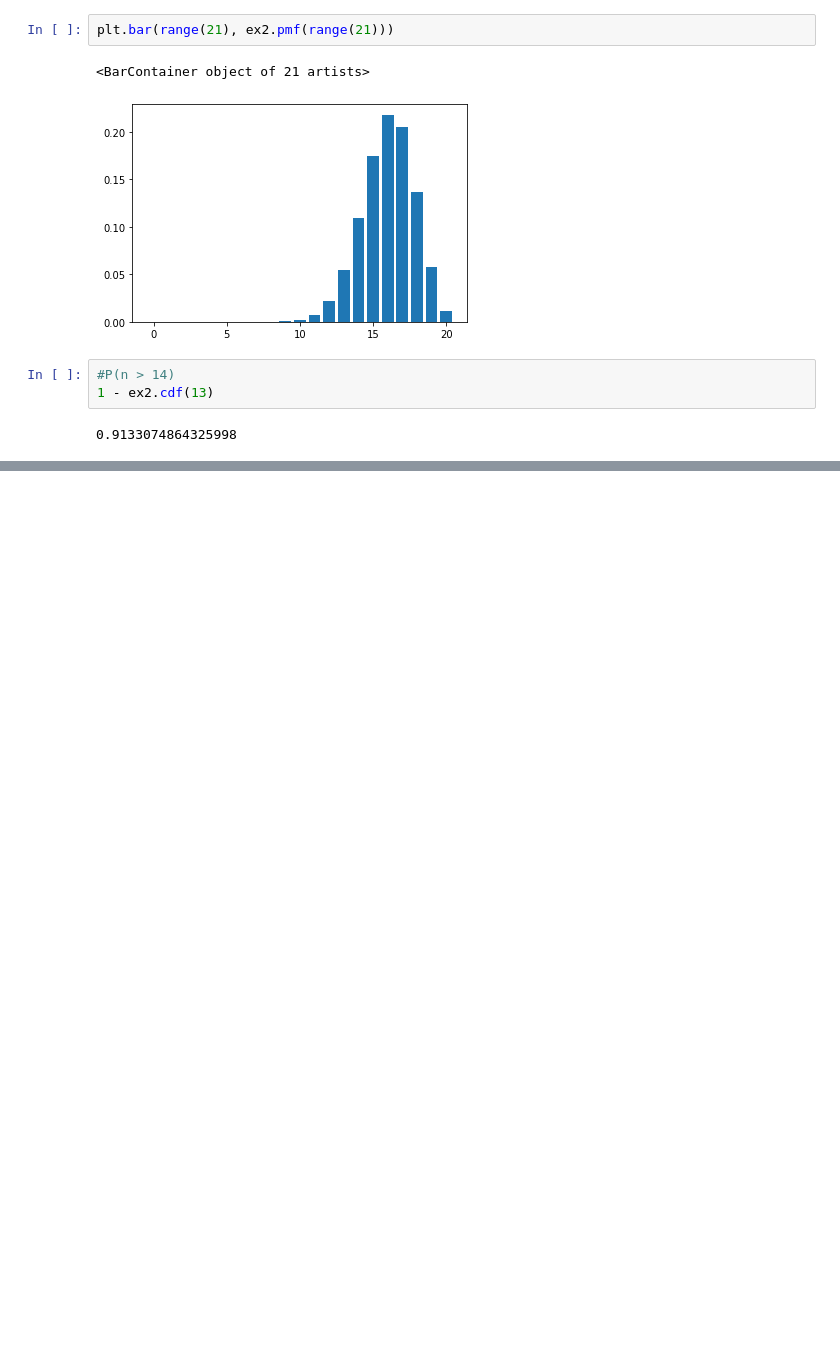
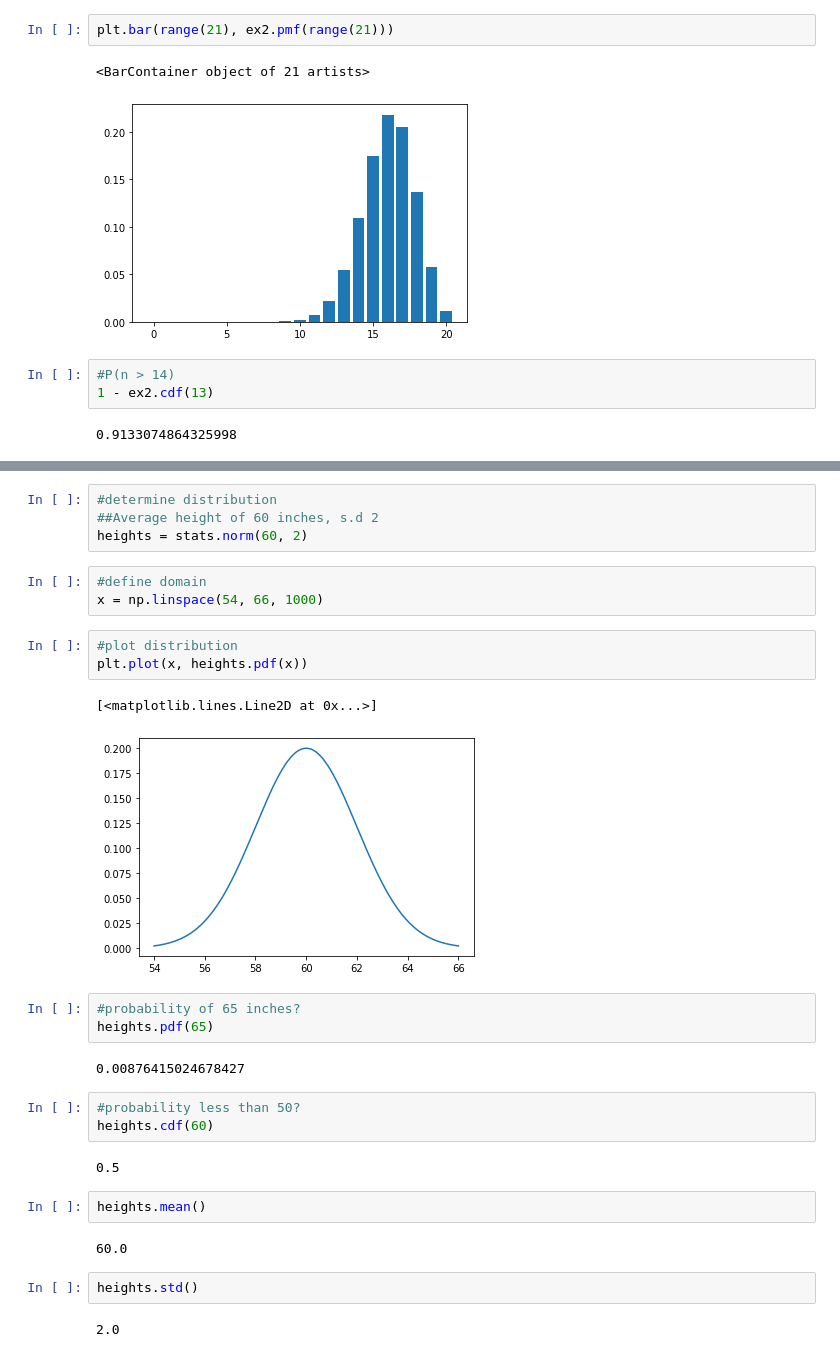
Before and after one commit to xalejandrow/calculus-and-algebra-with-python, a Jupyter notebook: lessons/06-binomial-distribution-with-python.ipynb, the cells around one changed output, grey strips where cells are left out. Saved outputs shown, nothing was run; the diff lists cells and outputs as text; blank space fills up the shorter version.

```diff
--- a/lessons/06-binomial-distribution-with-python.ipynb
+++ b/lessons/06-binomial-distribution-with-python.ipynb
@@ -171,0 +115,31 @@ plt.bar(range(21), ex2.pmf(range(21)))
+# %%
+#determine distribution
+##Average height of 60 inches, s.d 2
+heights = stats.norm(60, 2)
+# %%
+#define domain
+x = np.linspace(54, 66, 1000)
+# %%
+#plot distribution
+plt.plot(x, heights.pdf(x))
+# %% [output]
+[<matplotlib.lines.Line2D at 0x...>]
+[figure, added]
+# %%
+#probability of 65 inches?
+heights.pdf(65)
+# %% [output]
+0.00876415024678427
+# %%
+#probability less than 50?
+heights.cdf(60)
+# %% [output]
+0.5
+# %%
+heights.mean()
+# %% [output]
+60.0
+# %%
+heights.std()
+# %% [output]
+2.0
```
Also changed, not shown: parts of 31 cells of this notebook, 1 other file.
